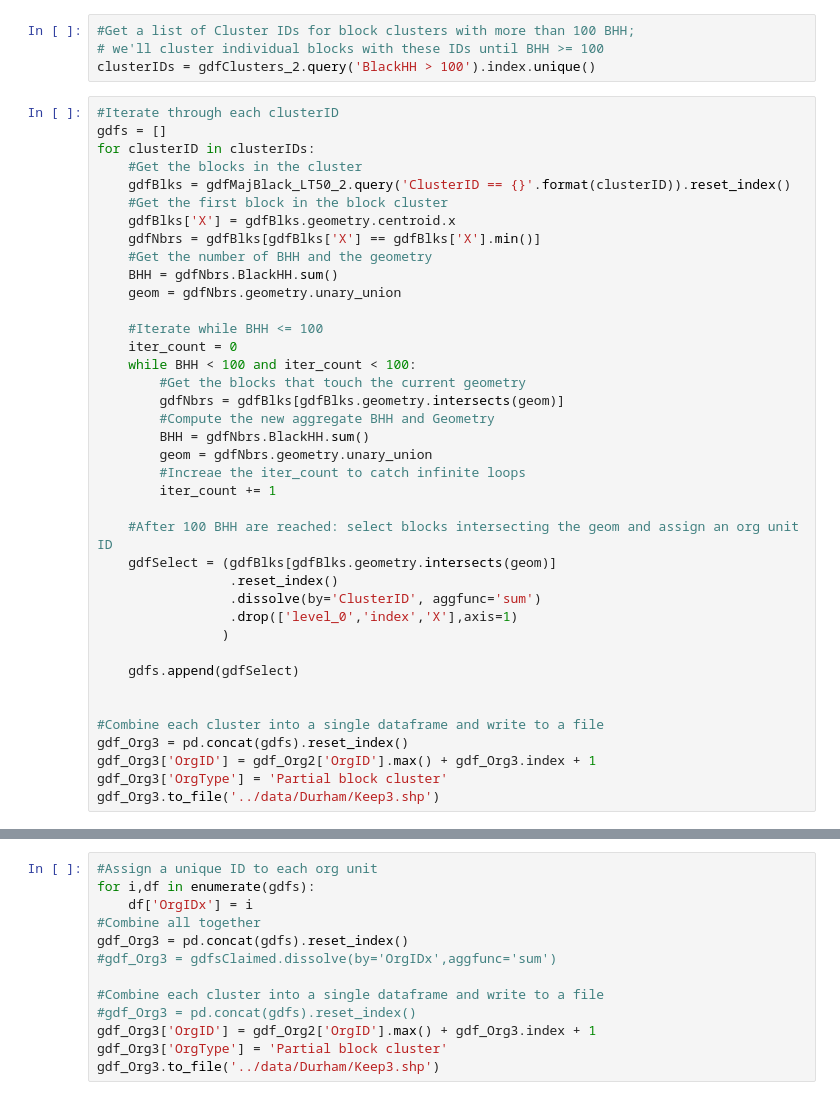
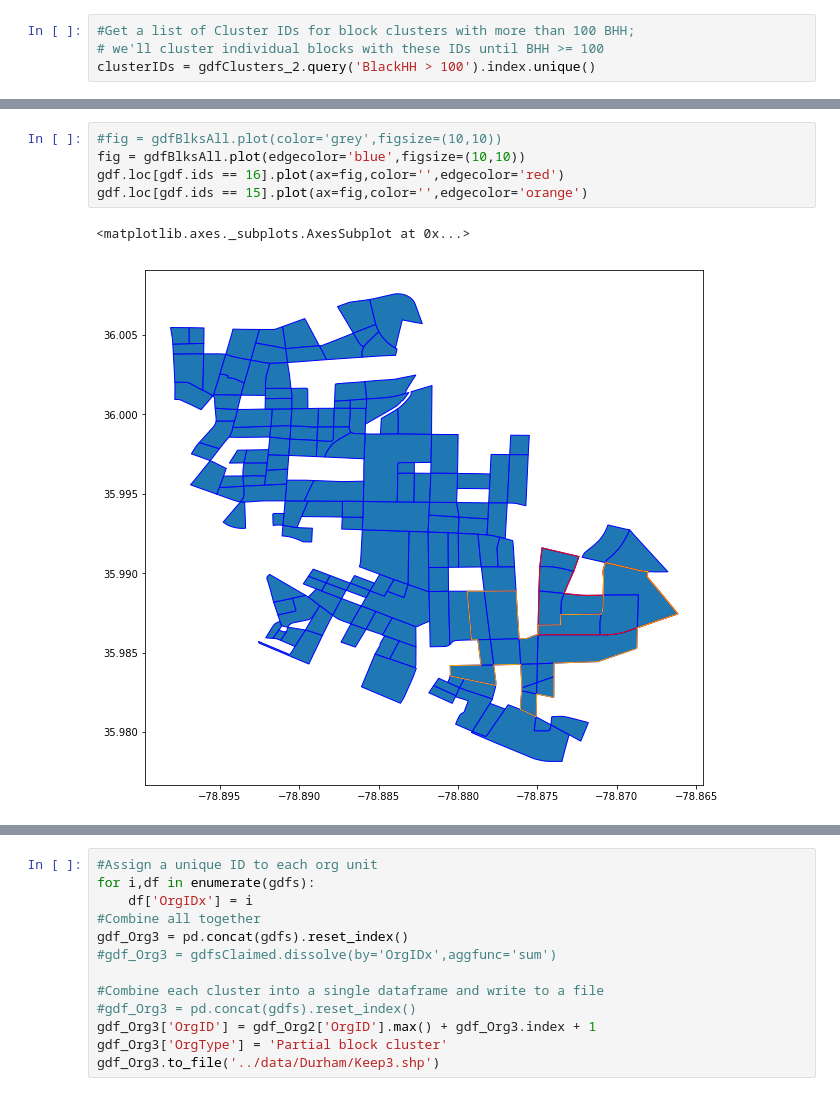
Before and after one commit to johnpfay/WakeVoter, a Jupyter notebook: Notebooks/CheckDurhamOrgProduction.ipynb, the cells around one changed output, grey strips where cells are left out. Cells and saved outputs as stored; diff of their text form.

```diff
--- a/Notebooks/CheckDurhamOrgProduction.ipynb
+++ b/Notebooks/CheckDurhamOrgProduction.ipynb
@@ -54,42 +55,3 @@ gdf_Org2.to_file('../data/DURHAM/keep2.shp')
 #Get a list of Cluster IDs for block clusters with more than 100 BHH;
 # we'll cluster individual blocks with these IDs until BHH >= 100
 clusterIDs = gdfClusters_2.query('BlackHH > 100').index.unique()
-# %%
-#Iterate through each clusterID
-gdfs = []
-for clusterID in clusterIDs:
-    #Get the blocks in the cluster
-    gdfBlks = gdfMajBlack_LT50_2.query('ClusterID == {}'.format(clusterID)).reset_index()
-    #Get the first block in the block cluster
-    gdfBlks['X'] = gdfBlks.geometry.centroid.x
-    gdfNbrs = gdfBlks[gdfBlks['X'] == gdfBlks['X'].min()]
-    #Get the number of BHH and the geometry
-    BHH = gdfNbrs.BlackHH.sum()
-    geom = gdfNbrs.geometry.unary_union
-
-    #Iterate while BHH <= 100
-    iter_count = 0
-    while BHH < 100 and iter_count < 100:
-        #Get the blocks that touch the current geometry
-        gdfNbrs = gdfBlks[gdfBlks.geometry.intersects(geom)]
-        #Compute the new aggregate BHH and Geometry
-        BHH = gdfNbrs.BlackHH.sum()
-        geom = gdfNbrs.geometry.unary_union
-        #Increae the iter_count to catch infinite loops
-        iter_count += 1
-
-    #After 100 BHH are reached: select blocks intersecting the geom and assign an org unit ID
-    gdfSelect = (gdfBlks[gdfBlks.geometry.intersects(geom)]
-                 .reset_index()
-                 .dissolve(by='ClusterID', aggfunc='sum')
-                 .drop(['level_0','index','X'],axis=1)
-                )
-
-    gdfs.append(gdfSelect)
-
-
-#Combine each cluster into a single dataframe and write to a file
-gdf_Org3 = pd.concat(gdfs).reset_index()
-gdf_Org3['OrgID'] = gdf_Org2['OrgID'].max() + gdf_Org3.index + 1
-gdf_Org3['OrgType'] = 'Partial block cluster'
-gdf_Org3.to_file('../data/Durham/Keep3.shp')
@@ -95,0 +122,8 @@ gdf_Org3.to_file('../data/Durham/Keep3.shp')
+# %%
+#fig = gdfBlksAll.plot(color='grey',figsize=(10,10))
+fig = gdfBlksAll.plot(edgecolor='blue',figsize=(10,10))
+gdf.loc[gdf.ids == 16].plot(ax=fig,color='',edgecolor='red')
+gdf.loc[gdf.ids == 15].plot(ax=fig,color='',edgecolor='orange')
+# %% [output]
+<matplotlib.axes._subplots.AxesSubplot at 0x...>
+[figure, added]
```
Also changed, not shown: parts of 13 cells of this notebook.
